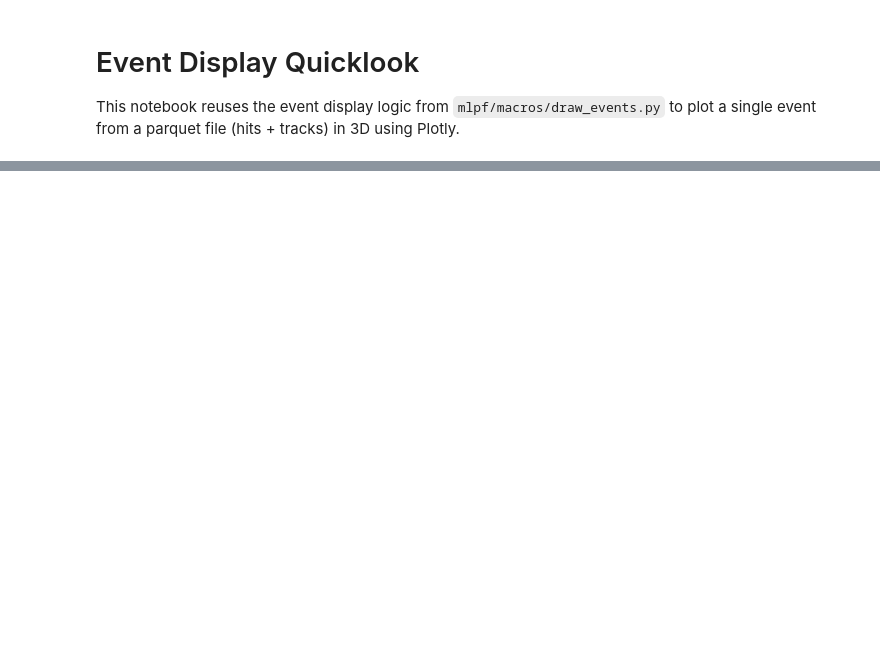
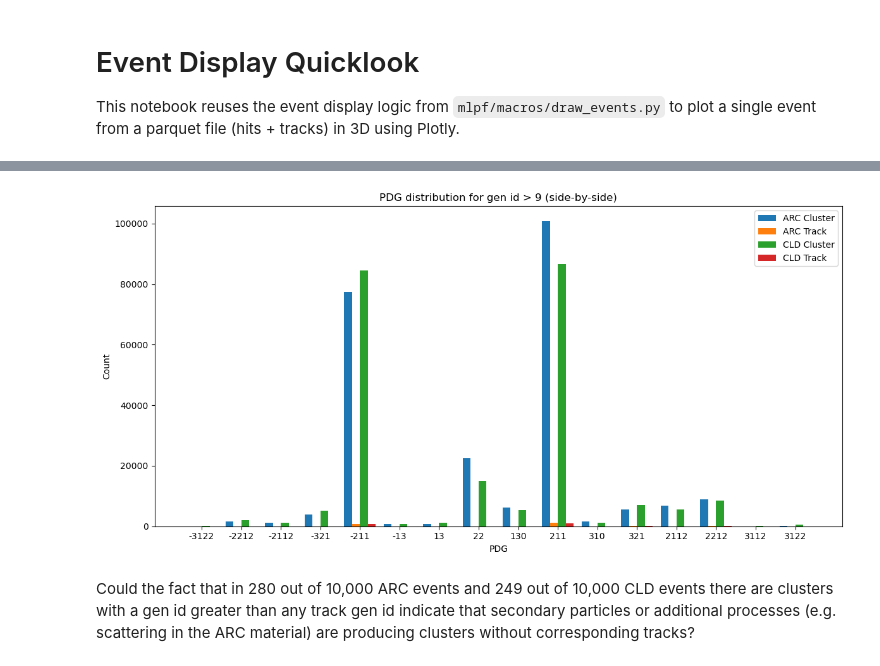
Before and after one commit to diyu-tdli/mlpf, a Jupyter notebook: notebooks/event_display_quicklook.ipynb, the cells around one changed output, grey strips where cells are left out. Cells and saved outputs as stored; diff of their text form; code cells hidden in the pictures; blank space fills up the shorter version.

```diff
--- a/notebooks/event_display_quicklook.ipynb
+++ b/notebooks/event_display_quicklook.ipynb
@@ -219,0 +496,69 @@ print(ag.__file__)
+# %%
+import awkward as ak
+import numpy as np
+import os
+import matplotlib.pyplot as plt
+
+def get_pdg_for_high_genid(parquet_dir, max_files=None, genid_threshold=9):
+    files = [os.path.join(parquet_dir, f) for f in os.listdir(parquet_dir) if f.endswith(".parquet")]
+    files = sorted(files)
+    pdgs_hit = []
+    pdgs_track = []
+    if max_files is not None:
+        files = files[:max_files]
+    for parquet_file in files:
+        output = ak.from_parquet(parquet_file)
+        n_events = len(output["ygen_hit"])
+        for i in range(n_events):
+            gen_ids_hit = np.array(output["ygen_hit"][i])
+            gen_ids_track = np.array(output["ygen_track"][i])
+            if "X_gen" in output.fields:
+                X_gen = output["X_gen"][i]
+                gen_pdg = np.array(X_gen[:, 0]) if len(X_gen) > 0 else None
+            else:
+                gen_pdg = None
+            for genid in gen_ids_hit:
+                if genid > genid_threshold and gen_pdg is not None and genid < len(gen_pdg):
+                    pdgs_hit.append(int(gen_pdg[int(genid)]))
+            for genid in gen_ids_track:
+                if genid > genid_threshold and gen_pdg is not None and genid < len(gen_pdg):
+                    pdgs_track.append(int(gen_pdg[int(genid)]))
+    return pdgs_hit, pdgs_track
+
+# Beispielaufruf für ARC und CLD
+arc_path = "/eos/user/v/vriecher/mlpf_arc/CLD/train/eCH_10k/arc"
+cld_path = "/eos/user/v/vriecher/mlpf_arc/CLD/train/eCH_10k/05"
+arc_pdgs_hit, arc_pdgs_track = get_pdg_for_high_genid(arc_path)
+cld_pdgs_hit, cld_pdgs_track = get_pdg_for_high_genid(cld_path)
+
+# Alle vorkommenden PDGs
+all_pdgs = sorted(set(arc_pdgs_hit + arc_pdgs_track + cld_pdgs_hit + cld_pdgs_track))
+
+# Zähle pro PDG
+def count_pdgs(pdgs, pdg_list):
+    return [pdgs.count(pdg) for pdg in pdg_list]
+
+arc_hit_counts = count_pdgs(arc_pdgs_hit, all_pdgs)
+arc_track_counts = count_pdgs(arc_pdgs_track, all_pdgs)
+cld_hit_counts = count_pdgs(cld_pdgs_hit, all_pdgs)
+cld_track_counts = count_pdgs(cld_pdgs_track, all_pdgs)
+
+bar_width = 0.2
+x = np.arange(len(all_pdgs))
+
+plt.figure(figsize=(12, 6))
+plt.bar(x - 1.5*bar_width, arc_hit_counts, width=bar_width, label="ARC Cluster")
+plt.bar(x - 0.5*bar_width, arc_track_counts, width=bar_width, label="ARC Track")
+plt.bar(x + 0.5*bar_width, cld_hit_counts, width=bar_width, label="CLD Cluster")
+plt.bar(x + 1.5*bar_width, cld_track_counts, width=bar_width, label="CLD Track")
+plt.xlabel("PDG")
+plt.ylabel("Count")
+plt.title("PDG distribution for gen id > 9 (side-by-side)")
+plt.xticks(x, all_pdgs)
+plt.legend()
+plt.tight_layout()
+plt.show()
+# %% [output]
+[figure, added]
+# %% [markdown]
+Could the fact that in 280 out of 10,000 ARC events and 249 out of 10,000 CLD events there are clusters with a gen id greater than any track gen id indicate that secondary particles or additional processes (e.g. scattering in the ARC material) are producing clusters without corresponding tracks?
```
Also changed, not shown: parts of 11 cells of this notebook, 2 other files.
